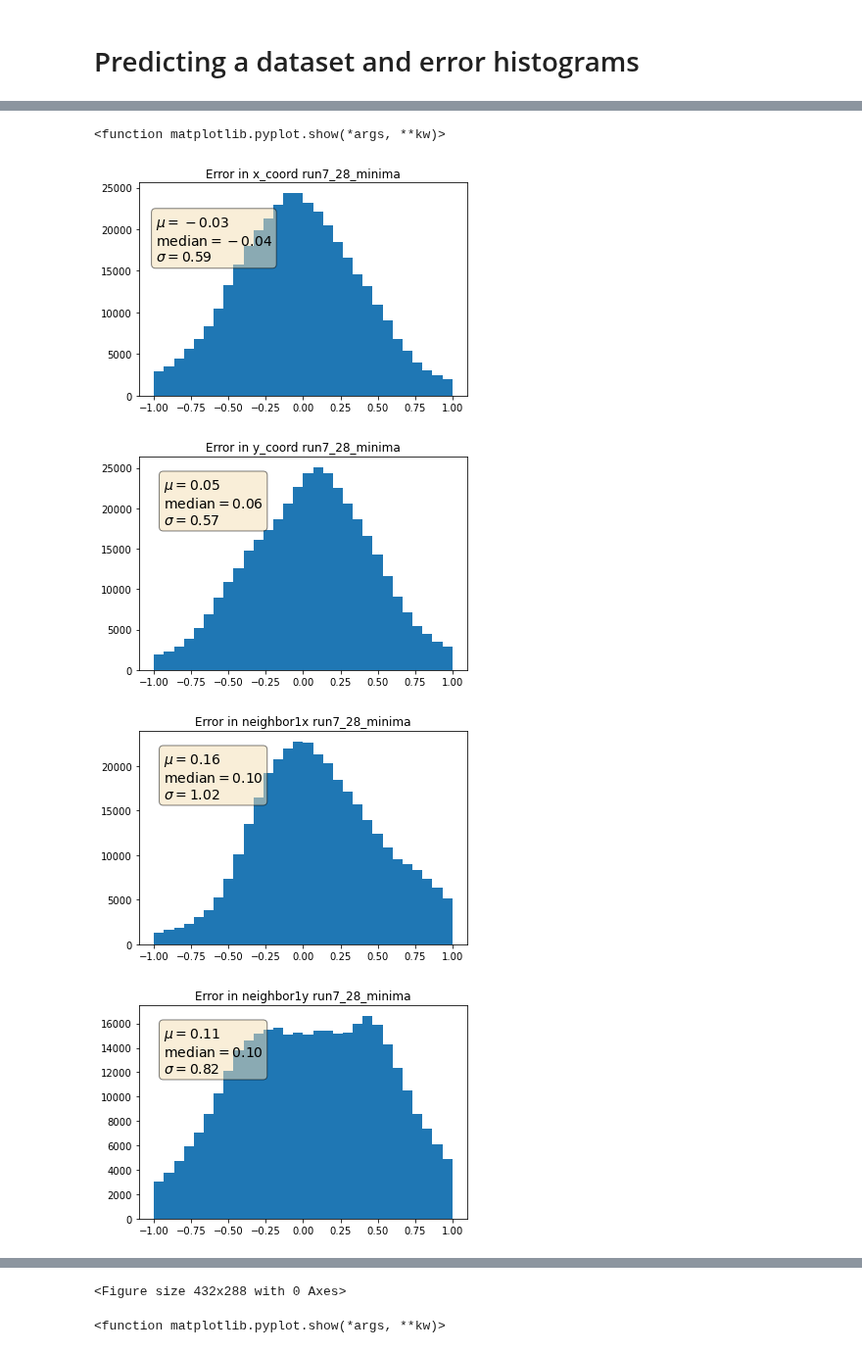
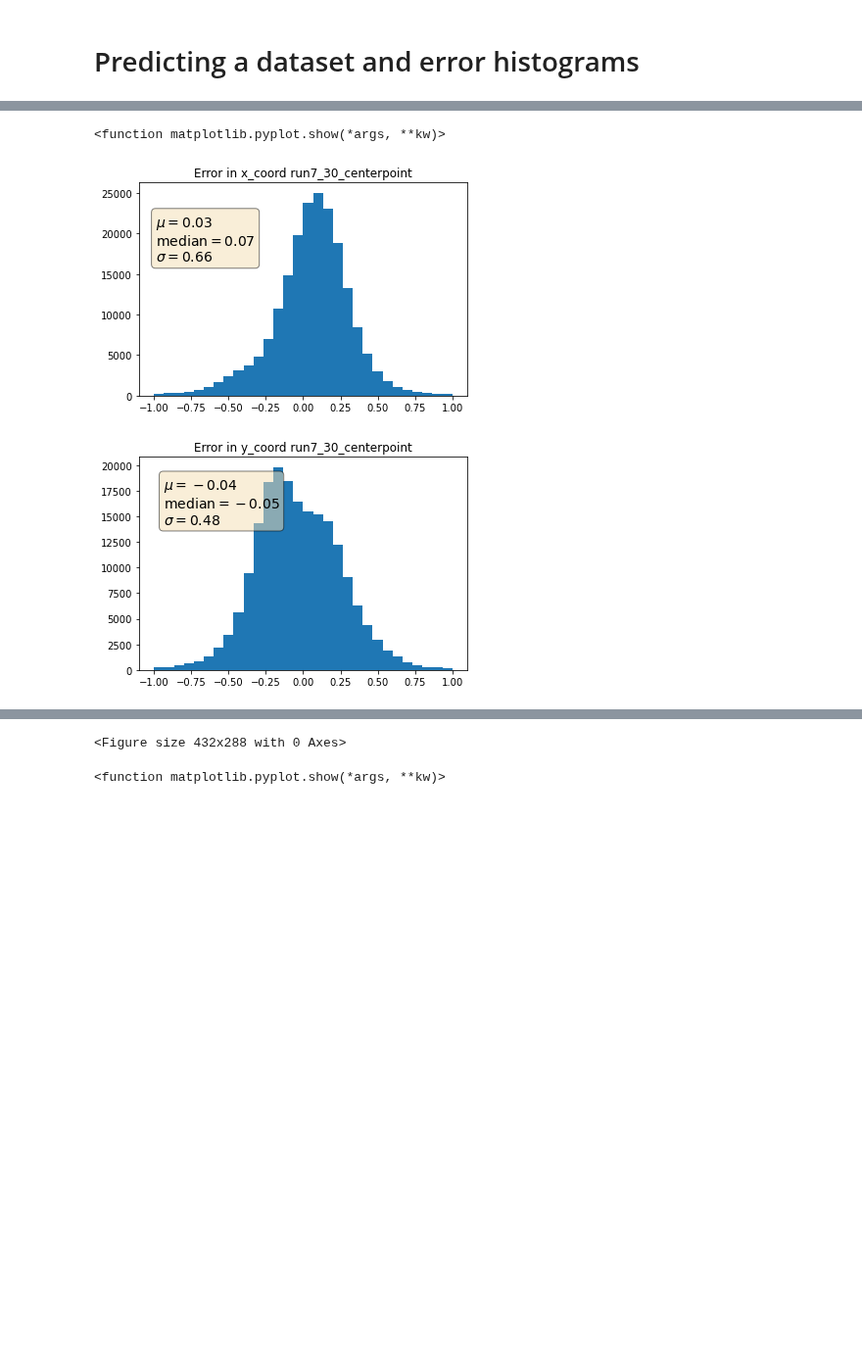
Before and after one commit to DanielMGlazer/HexogonalMLProject, a Jupyter notebook: Image predictions.ipynb, the cells around one changed output, grey strips where cells are left out. Shown at 98% size. Cells and saved outputs as stored; diff of their text form; code cells hidden in the pictures; blank space fills up the shorter version.

```diff
--- a/Image predictions.ipynb
+++ b/Image predictions.ipynb
@@ -26,14 +26,14 @@ from scipy.fft import fft, ifft, fft2, ifft2, rfft2, irfft2
 # Predicting a dataset and error histograms
 # %%
 #Loads in the proper model
-model_name='run7_28_minima'
+model_name='run7_30_centerpoint'
 def root_mean_squared_error(y_true, y_pred):
         return K.sqrt(K.mean(K.square(y_pred - y_true)))
 model=models.load_model(os.path.join('Models',model_name),compile=False)
 model.compile(optimizer='Adam', loss=root_mean_squared_error, metrics=['mse','mae'])
 # %%
 #Sets the directory for the training set and the eventual prediction file
-test_dataset_dir ='\\Users\\danie\\Penn_State_REU_Jupyter\\Hexagon ML Project GitHub\\Training_set_7_27'
+test_dataset_dir ='\\Users\\danie\\Penn_State_REU_Jupyter\\Hexagon ML Project GitHub\\Training_set_7_29_centerpoint'
 #os.makedirs(os.path.join("Training_Set_Predictions",model_name))
 prediction_dir=os.path.join("Training_Set_Predictions",model_name)
 dft = pd.read_csv(os.path.join(test_dataset_dir,"training_dataframe.csv"))
@@ -46,7 +46,8 @@ array_dim=(32,32,1)
 predict_IDs=dft['filename'].values
 
 
-label_names=['x_coord','y_coord','neighbor1x','neighbor1y','neighbor2x','neighbor2y','neighbor3x','neighbor3y']
+#label_names=['x_coord','y_coord','neighbor1x','neighbor1y','neighbor2x','neighbor2y','neighbor3x','neighbor3y']
+label_names=['x_coord','y_coord']
 ID_list=dft['filename'].values
 label_list=dft[label_names].values
 #extra_inputs_list=dft['bl'].values
@@ -60,8 +61,8 @@ for ID in ID_list:
 
 #prediction_generator=DataGeneratorMultiInputAug(predict_IDs,labels,extra_inputs,shuffle=False,directory=test_dataset_dir,batch_size=batch_size,train=False,norm='divmax')
 
-#prediction_generator=DataGeneratorAug(predict_IDs,labels,shuffle=False,directory=test_dataset_dir,batch_size=batch_size,dim=array_dim,train=False,norm='divmax')
+prediction_generator=DataGeneratorAug(predict_IDs,labels,shuffle=False,directory=test_dataset_dir,batch_size=batch_size,dim=array_dim,train=False,norm='divmax')
 
-prediction_generator=DataGeneratorPeakMask(predict_IDs,labels,shuffle=False,directory=test_dataset_dir,batch_size=batch_size,dim=array_dim,train=False,norm='divmax')
+#prediction_generator=DataGeneratorPeakMask(predict_IDs,labels,shuffle=False,directory=test_dataset_dir,batch_size=batch_size,dim=array_dim,train=False,norm='divmax')
 # %%
 #Generates predictons for all images in the training directory. Saves these predictions to a pandas dataframe
@@ -104,8 +123,8 @@ df.to_csv(os.path.join(prediction_dir,"predictions_dataframe.csv"),index=False)
 # df.to_csv(os.path.join(prediction_dir,"predictions_dataframe.csv"),index=False)
 # %%
 #Calculates the error between the predictions and labels for a given model on a dataset. Plots histograms of the error and saves the results
-model_name='run7_28_minima'
-test_dataset_dir ='\\Users\\danie\\Penn_State_REU_Jupyter\\Hexagon ML Project GitHub\\Training_set_7_27'
+model_name='run7_30_centerpoint'
+test_dataset_dir ='\\Users\\danie\\Penn_State_REU_Jupyter\\Hexagon ML Project GitHub\\Training_set_7_29_centerpoint'
 prediction_dir=os.path.join("Training_Set_Predictions",model_name)
 dft = pd.read_csv(os.path.join(test_dataset_dir,"training_dataframe.csv"))
 
@@ -129,52 +148,52 @@ def get_errory(column):
 def get_metrics(data):
     return data.mean(), np.median(data), data.std()
 
-os.makedirs(os.path.join('Prediction_Plots',model_name))
+#os.makedirs(os.path.join('Prediction_Plots',model_name))
 plot_dir=os.path.join('Prediction_Plots',model_name)
 
 
-def plot_error(error,name,_range=(-1,1)):
+def plot_error(error,name,_range=(-1,1),save_fig=True):
     mu, median, sigma =get_metrics(error)
     textstr = '\n'.join((
         r'$\mu=%.2f$' % (mu, ),
         r'$\mathrm{median}=%.2f$' % (median, ),
         r'$\sigma=%.2f$' % (sigma, )))
     plt.text(.05, 0.85, textstr, transform=ax.transAxes, fontsize=14,
             verticalalignment='top', bbox=props)
     plt.hist(error,bins=30,range=_range)
     plt.title('Error in ' + name +" "+ model_name)
-    plt.savefig(os.path.join(plot_dir,model_name+" error_"+name+".png"))
+    if save_fig:
+        plt.savefig(os.path.join(plot_dir,model_name+" error_"+name+".png"))
     plt.figure()
 
 
 error_x=get_error('x_coord')
 error_y=get_error('y_coord')
-error_neighbor1x=get_error('neighbor1x')
-error_neighbor1y=get_error('neighbor1y')
-error_neighbor2x=get_error('neighbor2x')
-error_neighbor2y=get_error('neighbor2y')
-error_neighbor3x=get_error('neighbor3x')
-error_neighbor3y=get_error('neighbor3y')
+# error_neighbor1x=get_error('neighbor1x')
+# error_neighbor1y=get_error('neighbor1y')
+# error_neighbor2x=get_error('neighbor2x')
+# error_neighbor2y=get_error('neighbor2y')
+# error_neighbor3x=get_error('neighbor3x')
+# error_neighbor3y=get_error('neighbor3y')
 
 
 props = dict(boxstyle='round', facecolor='wheat', alpha=0.5)
 fig = plt.figure()
 ax = plt.subplot(1,1,1)
 
-plot_error(error_x,'x_coord')
-plot_error(error_y,'y_coord')
-plot_error(error_neighbor1x,'neighbor1x')
-plot_error(error_neighbor1y,'neighbor1y')
-plot_error(error_neighbor2x,'neighbor2x')
-plot_error(error_neighbor2y,'neighbor2y')
-plot_error(error_neighbor3x,'neighbor3x')
-plot_error(error_neighbor3y,'neighbor3y')
+save_fig=True
+plot_error(error_x,'x_coord',save_fig=save_fig)
+plot_error(error_y,'y_coord',save_fig=save_fig)
+# plot_error(error_neighbor1x,'neighbor1x',save_fig=save_fig)
+# plot_error(error_neighbor1y,'neighbor1y',save_fig=save_fig)
+# plot_error(error_neighbor2x,'neighbor2x',save_fig=save_fig)
+# plot_error(error_neighbor2y,'neighbor2y',save_fig=save_fig)
+# plot_error(error_neighbor3x,'neighbor3x',save_fig=save_fig)
+# plot_error(error_neighbor3y,'neighbor3y',save_fig=save_fig)
 
 
 plt.show
 # %% [output]
 <function matplotlib.pyplot.show(*args, **kw)>
-[figure, old version]
+[figure, new version]
-[figure, old version]
+[figure, new version]
-[figure, removed]
-[figure, removed]
```
Also changed, not shown: parts of 10 cells of this notebook, 6 other files.
